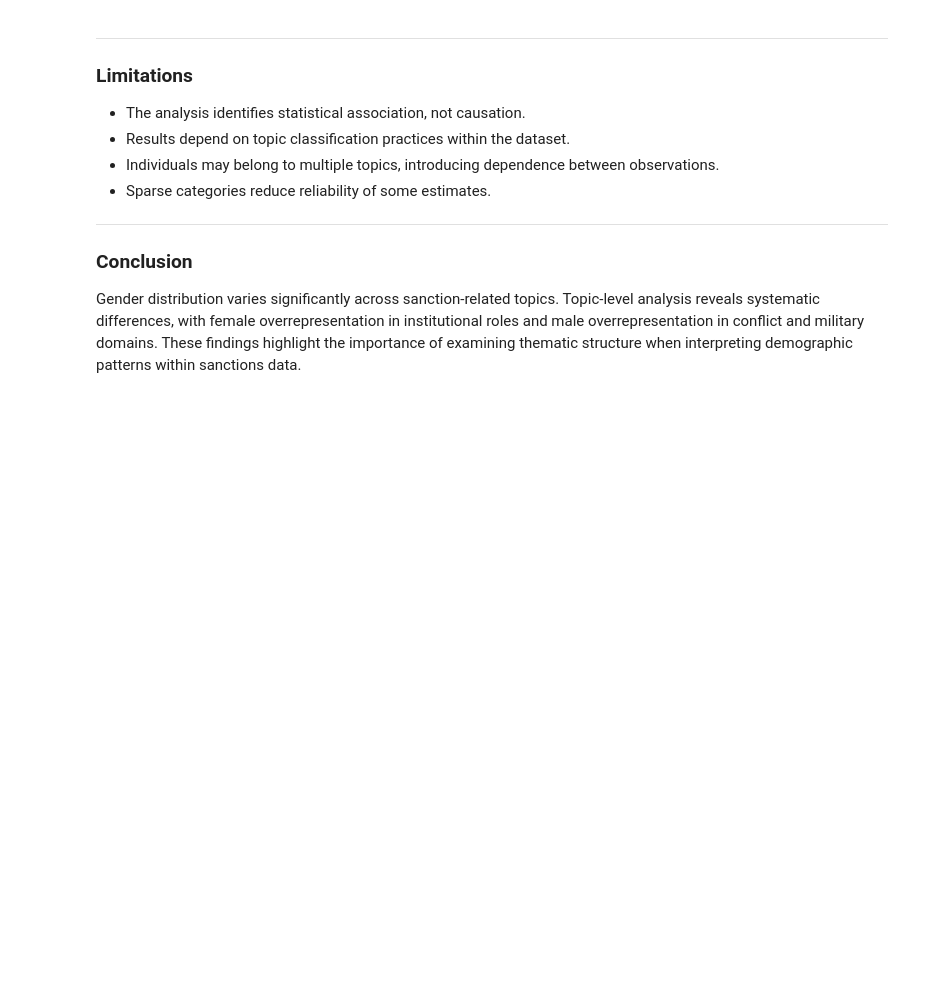
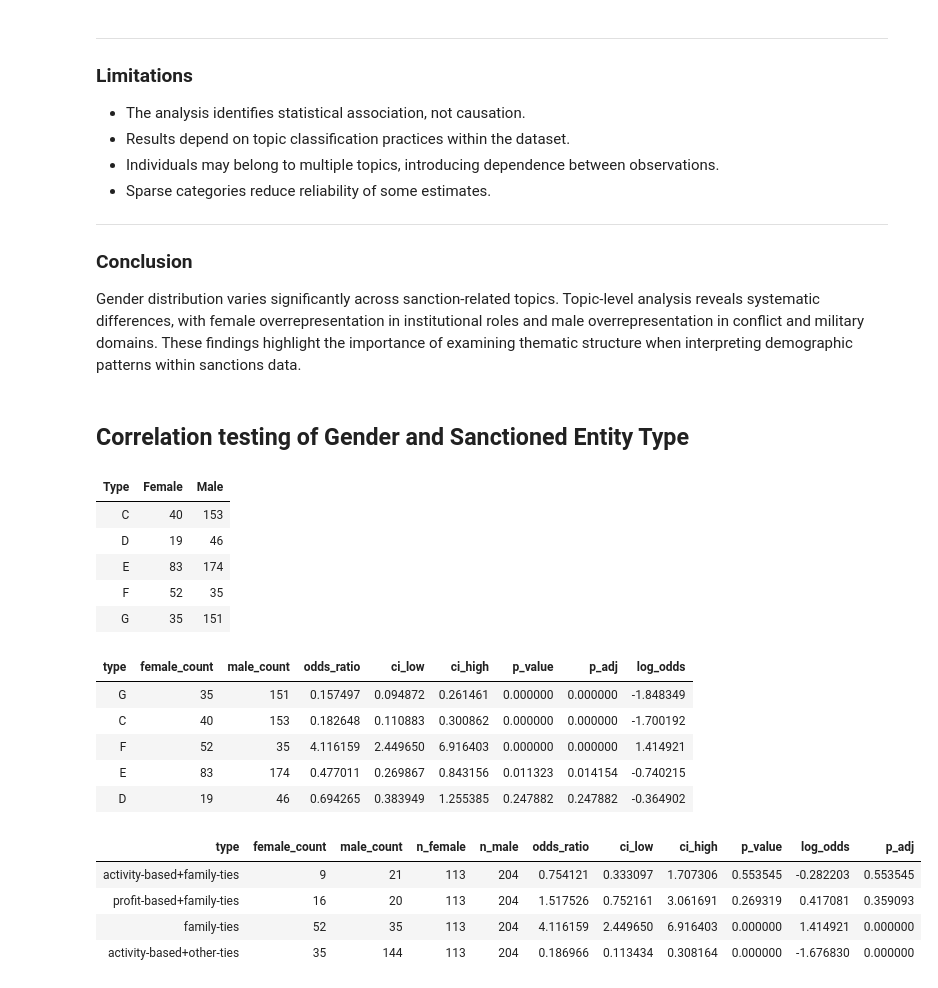
Before and after one commit to jellyrosp/opensanctions, a Jupyter notebook: jupyter_nb/h2/data_plot_h2_csv.ipynb, the cells around one changed output. Cells and saved outputs as stored; diff of their text form; code cells hidden in the pictures; blank space fills up the shorter version.

```diff
--- a/jupyter_nb/h2/data_plot_h2_csv.ipynb
+++ b/jupyter_nb/h2/data_plot_h2_csv.ipynb
@@ -348,3 +435,59 @@ Thus, the global statistical association is driven by specific topic domains rat
 ### Conclusion
 
 Gender distribution varies significantly across sanction-related topics. Topic-level analysis reveals systematic differences, with female overrepresentation in institutional roles and male overrepresentation in conflict and military domains. These findings highlight the importance of examining thematic structure when interpreting demographic patterns within sanctions data.
+# %% [markdown]
+## Correlation testing of Gender and Sanctioned Entity Type
+# %%
+from opensanctions.const import classification_csv_path
+from opensanctions.classification import load_and_prepare_data, get_gender_type_contingency_table, gender_type_inference, perform_chi_square_tests
+
+data_prepared = load_and_prepare_data(classification_csv_path)
+conting_table = get_gender_type_contingency_table(data_prepared)
+display(conting_table.style.hide(axis="index"))
+
+results_df, chi2_result, standardized_residuals = gender_type_inference(
+    conting_table, data_prepared          # <-- pass df here
+)
+display(results_df.style.hide(axis="index"))
+print("")
+#print(chi2_result)
+#print(standardized_residuals)
+
+tests = [
+    {
+        "name":    "activity-based+family-ties",
+        "mask_fn": lambda df: (df["C"] == 1) & (df["F"] == 1),
+    },
+    {
+        "name":    "profit-based+family-ties",
+        "mask_fn": lambda df: (df["D"] == 1) & (df["F"] == 1),
+    },
+    {
+        "name":    "family-ties",
+        "mask_fn": lambda df: df["F"] == 1,
+    },
+    {
+        "name":    "activity-based+other-ties",
+        "mask_fn": lambda df: (df["C"] == 1) & (df["G"] == 1),
+    },
+]
+chisqualre_table = perform_chi_square_tests(data_prepared, tests)
+display(chisqualre_table.style.hide(axis="index"))
+# %% [output]
+| Type | Female | Male |
+| C | 40 | 153 |
+| D | 19 | 46 |
+| E | 83 | 174 |
+| F | 52 | 35 |
+| G | 35 | 151 |
+| type | female_count | male_count | odds_ratio | ci_low | ci_high | p_value | p_adj | log_odds |
+| G | 35 | 151 | 0.157497 | 0.094872 | 0.261461 | 0.000000 | 0.000000 | -1.848349 |
+| C | 40 | 153 | 0.182648 | 0.110883 | 0.300862 | 0.000000 | 0.000000 | -1.700192 |
+| F | 52 | 35 | 4.116159 | 2.449650 | 6.916403 | 0.000000 | 0.000000 | 1.414921 |
+| E | 83 | 174 | 0.477011 | 0.269867 | 0.843156 | 0.011323 | 0.014154 | -0.740215 |
+| D | 19 | 46 | 0.694265 | 0.383949 | 1.255385 | 0.247882 | 0.247882 | -0.364902 |
+| type | female_count | male_count | n_female | n_male | odds_ratio | ci_low | ci_high | p_value | log_odds | p_adj |
+| activity-based+family-ties | 9 | 21 | 113 | 204 | 0.754121 | 0.333097 | 1.707306 | 0.553545 | -0.282203 | 0.553545 |
+| profit-based+family-ties | 16 | 20 | 113 | 204 | 1.517526 | 0.752161 | 3.061691 | 0.269319 | 0.417081 | 0.359093 |
+| family-ties | 52 | 35 | 113 | 204 | 4.116159 | 2.449650 | 6.916403 | 0.000000 | 1.414921 | 0.000000 |
+| activity-based+other-ties | 35 | 144 | 113 | 204 | 0.186966 | 0.113434 | 0.308164 | 0.000000 | -1.676830 | 0.000000 |
```
Also changed, not shown: parts of 10 cells of this notebook, 8 other files.
